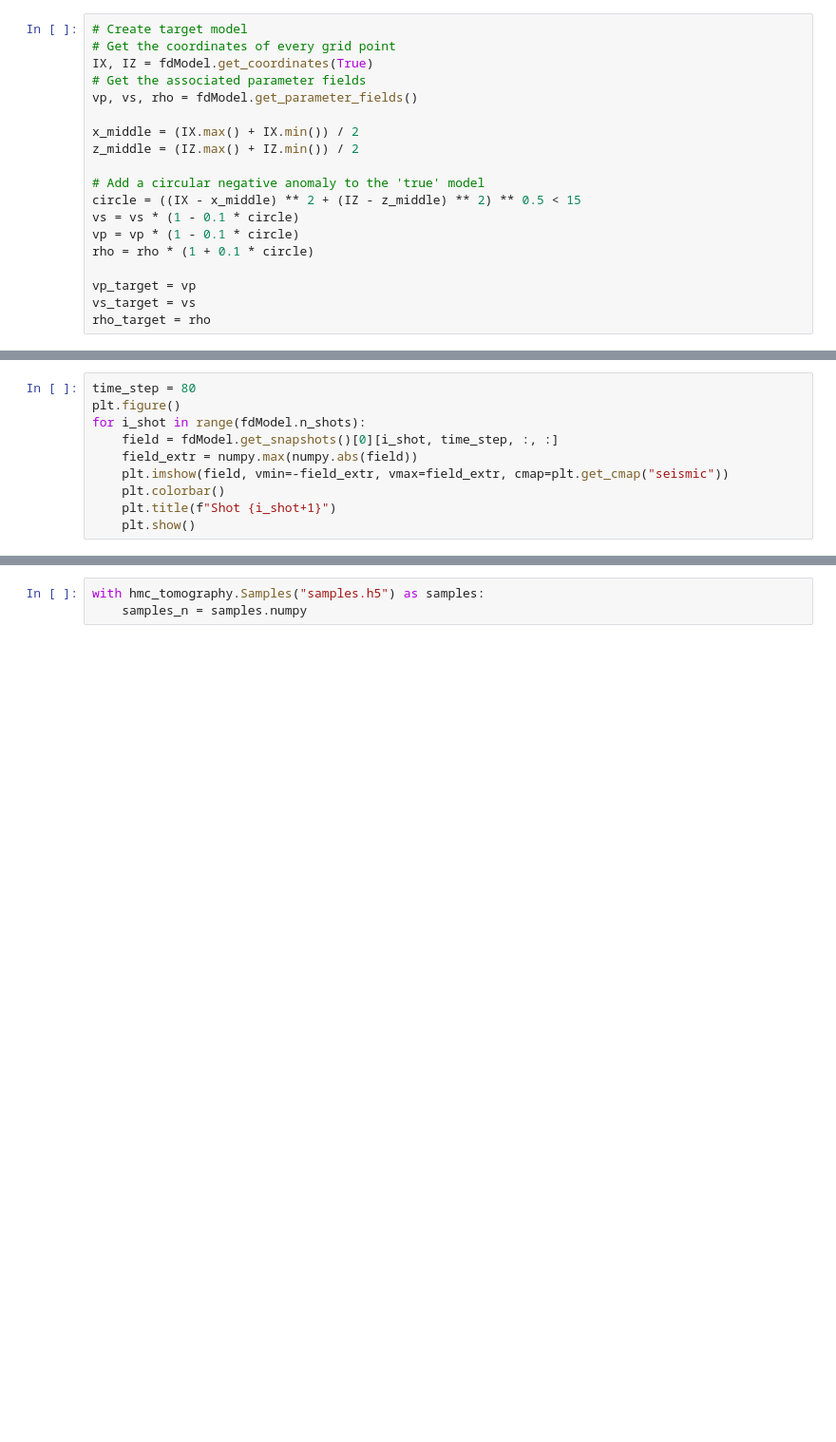
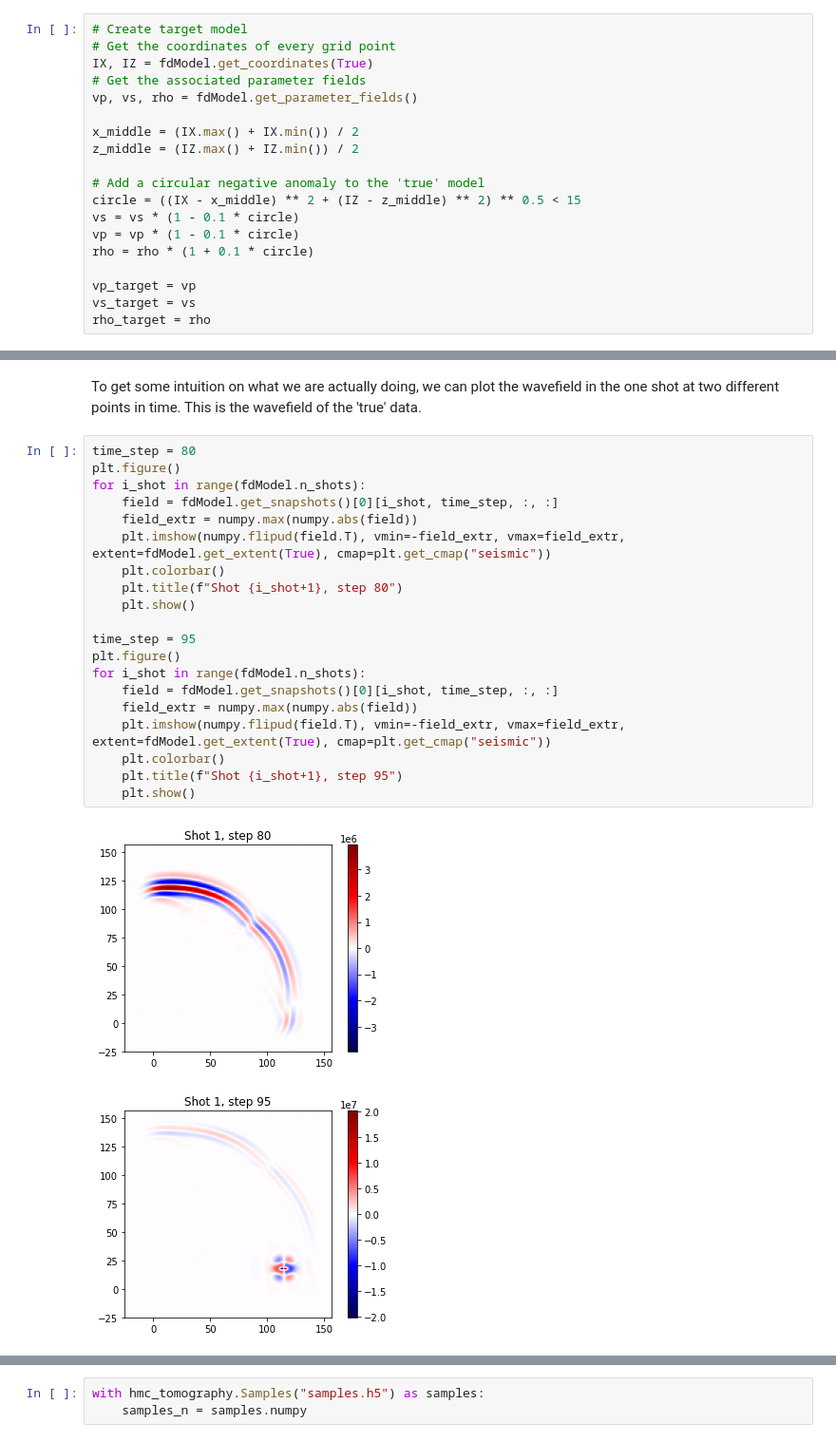
Before and after one commit to larsgeb/hmclab, a Jupyter notebook: notebooks/examples/Probabilistic Elastic FWI.ipynb, the cells around one changed output, grey strips where cells are left out. Shown at 95% size. Drawn from its saved outputs; the diff is of its cells as text; blank space fills up the shorter version.

```diff
--- a/notebooks/examples/Probabilistic Elastic FWI.ipynb
+++ b/notebooks/examples/Probabilistic Elastic FWI.ipynb
@@ -68,13 +118,28 @@ fdModel.plot_data(data=(ux_obs, uz_obs), exagerration=1)
+# %% [markdown]
+To get some intuition on what we are actually doing, we can plot the wavefield in the one shot at two different points in time. This is the wavefield of the 'true' data.
 # %%
 time_step = 80
 plt.figure()
 for i_shot in range(fdModel.n_shots):
     field = fdModel.get_snapshots()[0][i_shot, time_step, :, :]
     field_extr = numpy.max(numpy.abs(field))
-    plt.imshow(field, vmin=-field_extr, vmax=field_extr, cmap=plt.get_cmap("seismic"))
+    plt.imshow(numpy.flipud(field.T), vmin=-field_extr, vmax=field_extr, extent=fdModel.get_extent(True), cmap=plt.get_cmap("seismic"))
     plt.colorbar()
-    plt.title(f"Shot {i_shot+1}")
+    plt.title(f"Shot {i_shot+1}, step 80")
     plt.show()
+
+time_step = 95
+plt.figure()
+for i_shot in range(fdModel.n_shots):
+    field = fdModel.get_snapshots()[0][i_shot, time_step, :, :]
+    field_extr = numpy.max(numpy.abs(field))
+    plt.imshow(numpy.flipud(field.T), vmin=-field_extr, vmax=field_extr, extent=fdModel.get_extent(True), cmap=plt.get_cmap("seismic"))
+    plt.colorbar()
+    plt.title(f"Shot {i_shot+1}, step 95")
+    plt.show()
+# %% [output]
+[figure, added]
+[figure, added]
 # %%
 sampler = hmc_tomography.Samplers.HMC()
 
```
Also changed, not shown: parts of 22 cells of this notebook, 1 other file.
